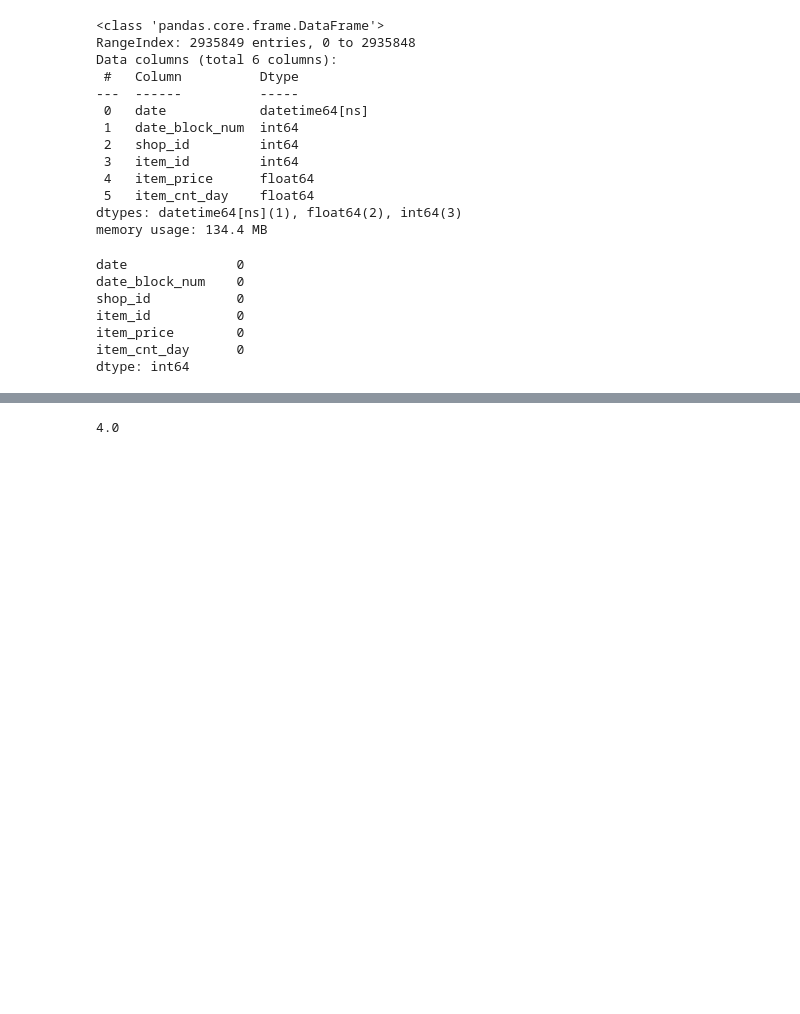
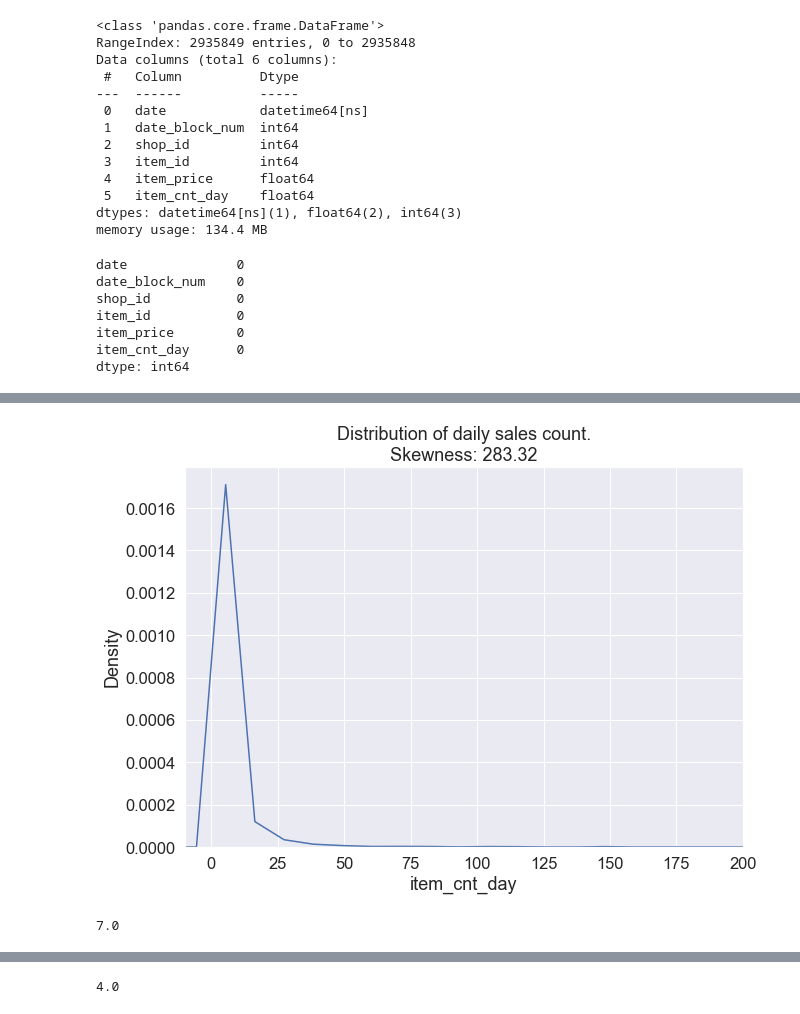
Before and after one commit to mariaKozlovtseva/predict_sales_1C, a Jupyter notebook: predict_sales_1C.ipynb, the cells around one changed output, grey strips where cells are left out. Cells and saved outputs as stored; diff of their text form; code cells hidden in the pictures; blank space fills up the shorter version.

```diff
--- a/predict_sales_1C.ipynb
+++ b/predict_sales_1C.ipynb
@@ -125,0 +336,4 @@ Add feature like **revenue**, which is combination of sales amount and its price
+# %%
+# Жуковский ул. Чкалова 39м?
+train_df.loc[train_df.shop_id == 11, 'shop_id'] = 10
+train_df.loc[train_df.shop_name == 'Жуковский ул. Чкалова 39м²', 'shop_name'] = 'Жуковский ул. Чкалова 39м?'
@@ -125,0 +363,5 @@ Add feature like **revenue**, which is combination of sales amount and its price
+# %%
+test_shop_ids = test_df['shop_id'].unique()
+test_item_ids = test_df['item_id'].unique()
+train_df = train_df[train_df['shop_id'].isin(test_shop_ids)]
+train_df = train_df[train_df['item_id'].isin(test_item_ids)]
@@ -125,0 +448,11 @@ Add feature like **revenue**, which is combination of sales amount and its price
+# %%
+ax = sns.kdeplot(x=train_df.item_cnt_day)
+ax.set_title('Distribution of daily sales count.\nSkewness: {}'.format(str(round(stats.skew(train_df.item_cnt_day), 2))))
+ax.set_xlim(-10,200);
+# %% [output]
+[figure, added]
+# %%
+train_df.item_cnt_day.quantile(0.99)
+# less than 1% of observations have item_cnt_day > 7
+# %% [output]
+7.0
```
Also changed, not shown: parts of 217 cells of this notebook.
